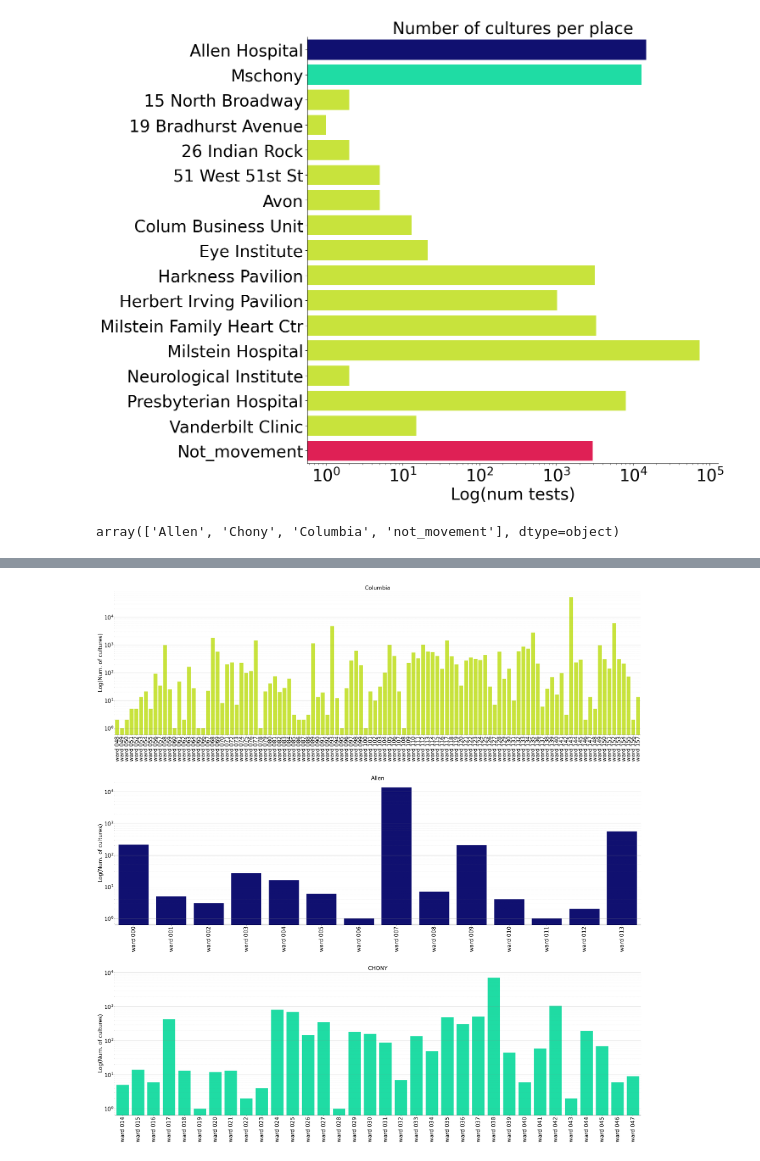
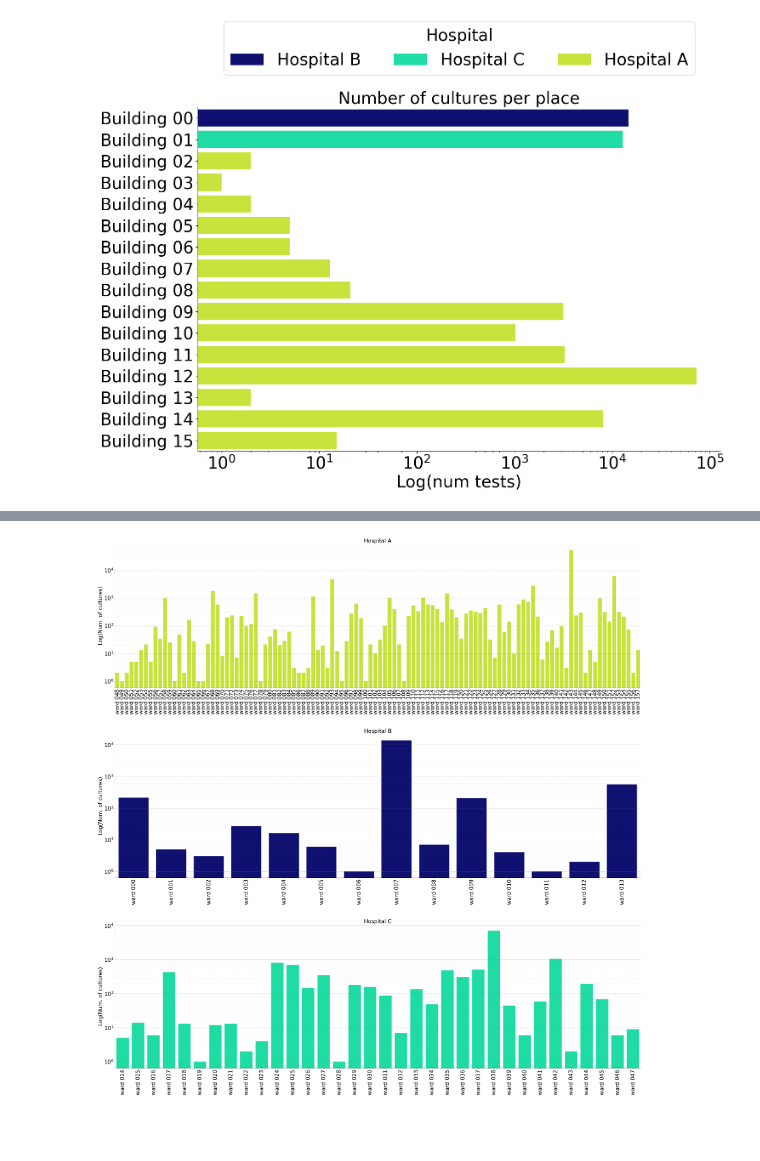
Before and after one commit to ChaosDonkey06/AMR_ABM, a Jupyter notebook: code/figures_si/TestsPerWard.ipynb, the cells around one changed output, grey strips where cells are left out. Cells and saved outputs as stored; diff of their text form; code cells hidden in the pictures; blank space fills up the shorter version.

```diff
--- a/code/figures_si/TestsPerWard.ipynb
+++ b/code/figures_si/TestsPerWard.ipynb
@@ -55,3 +55,22 @@ test_per_place_ward_df         = test_per_place_ward_df[test_per_place_ward_df["
 
 test_per_place_site_df = test_ward_df.reset_index().groupby(["place", "site"]).sum()[["num_tests"]].reset_index()
 test_per_place_site_df = test_per_place_site_df[test_per_place_site_df["place"]!="True"]
+
+
+import pylab
+
+cm         = pylab.get_cmap('gist_ncar')
+NUM_COLORS = test_per_place_site_df["place"].unique().shape[0]
+cm(1.*0/NUM_COLORS)
+place2color = {place: cm(1.*place_idx/NUM_COLORS) for place_idx, place in enumerate(test_per_place_site_df.place.unique())}
+
+test_per_place_site_df["color"] = test_per_place_site_df["place"].map(place2color)
+test_per_place_ward_df["color"] = test_per_place_ward_df["place"].map(place2color)
+
+test_per_place_site_df["log_num_tests"] = np.log(test_per_place_site_df["num_tests"])
+test_per_place_ward_df["log_num_tests"] = np.log(test_per_place_ward_df["num_tests"])
+
+test_per_place_site_df["number"]       = list(range(len(test_per_place_site_df)))
+test_per_place_site_df["site_renamed"] = test_per_place_site_df.apply(lambda x: "Building"+" "+str(x.number).zfill(2), axis=1)
+test_per_place_site_df = test_per_place_site_df.iloc[:-1]
+test_per_place_site_df["place_renamed"] = test_per_place_site_df["place"].map({"Columbia": "Hospital A", "Allen": "Hospital B", "Chony": "Hospital C"})
@@ -71,32 +77,27 @@ test_per_place_ward_df["log_num_tests"] = np.log(test_per_place_ward_df["num_tes
 # %%
 import seaborn as sns
 
-
 fig, ax = plt.subplots(1, 1, figsize=(15.5, 12.2), sharey=True)
 
-sns.barplot(ax=ax, x="num_tests", y="site", data=test_per_place_site_df,
-            label="Total", palette=test_per_place_site_df["color"].values)
-
+sns.barplot(ax=ax, x="num_tests", y="site_renamed", data=test_per_place_site_df,
+            palette=test_per_place_site_df["color"].values, hue="place_renamed", dodge=False)
 
 ax.set_title("Number of cultures per place")
 ax.tick_params(which='both', axis='both')
 ax.set_xlabel("Number of tests")
 ax.set_ylabel(None)
 ax.set_xlabel("Log(num tests)")
 ax.set_xscale("log")
+ax.legend(title="Hospital", bbox_to_anchor=(0.05, 1.25), loc=2, borderaxespad=0, ncol=4)
 
 sns.despine(ax=ax, top=True, right=True, left=False, bottom=False)
 
 plt.tight_layout()
 
 path_to_save_fig  = os.path.join(os.path.join(paper_dir, "paper_01", "SupplementaryFigures"), "CulturePerPlace.png")
 fig.savefig(path_to_save_fig, dpi=300, transparent=True)
 # %% [output]
-[figure, old version]
+[figure, new version]
-# %%
-test_per_place_ward_df.place.unique()
-# %% [output]
-array(['Allen', 'Chony', 'Columbia', 'not_movement'], dtype=object)
 # %%
 test_per_place_ward_df["ward_no_place"] = test_per_place_ward_df["ward"].apply(lambda x: x.split("-")[-1])
 test_per_place_ward_df["ward_to_plot"]  = test_per_place_ward_df.reset_index().apply(lambda x: "ward"+f" {str(x['index']).zfill(3)}", axis=1)
@@ -124,7 +125,7 @@ ax1     = subfigs[0].subplots(1, 1)
 sns.barplot(ax=ax1, y="num_tests", x="ward_to_plot", data=test_per_place_ward_df[test_per_place_ward_df.place=="Columbia"],
             label="Total", palette=test_per_place_ward_df[test_per_place_ward_df.place=="Columbia"]["color"].values, ci=None)
 
-ax1.set_title("Columbia")
+ax1.set_title("Hospital A")
 ax1.tick_params(which='both', axis='both')
 ax1.set_ylabel("Log(Num. of cultures)")
 ax1.set_yscale('log')
@@ -141,7 +142,7 @@ ax1    = subfigs[1].subplots(1, 1)
 sns.barplot(ax=ax1, y="num_tests", x="ward_to_plot", data=test_per_place_ward_df[test_per_place_ward_df.place=="Allen"],
             label="Total", palette=test_per_place_ward_df[test_per_place_ward_df.place=="Allen"]["color"].values, ci=None)
 
-ax1.set_title("Allen")
+ax1.set_title("Hospital B")
 ax1.tick_params(which='both', axis='both')
 ax1.set_ylabel("Log(Num. of cultures)")
 ax1.set_yscale('log')
@@ -158,7 +159,7 @@ ax1    = subfigs[2].subplots(1, 1)
 sns.barplot(ax=ax1, y="num_tests", x="ward_to_plot", data=test_per_place_ward_df[test_per_place_ward_df.place=="Chony"],
             label="Total", palette=test_per_place_ward_df[test_per_place_ward_df.place=="Chony"]["color"].values)
 
-ax1.set_title("CHONY")
+ax1.set_title("Hospital C")
 ax1.tick_params(which='both', axis='both')
 ax1.set_ylabel("Log(Num. of cultures)")
 ax1.set_yscale('log')
@@ -172,4 +173,4 @@ ax1.grid(axis='y', linestyle='--', which='minor', color='grey', alpha=.15)
 path_to_save_fig  = os.path.join(os.path.join(paper_dir, "paper_01", "SupplementaryFigures"), "CulturesPerInstitution.png")
 fig.savefig(path_to_save_fig, dpi=300, transparent=True)
 # %% [output]
-[figure, old version]
+[figure, new version]
```
Also changed, not shown: parts of 1 cell of this notebook, 7 other files.
